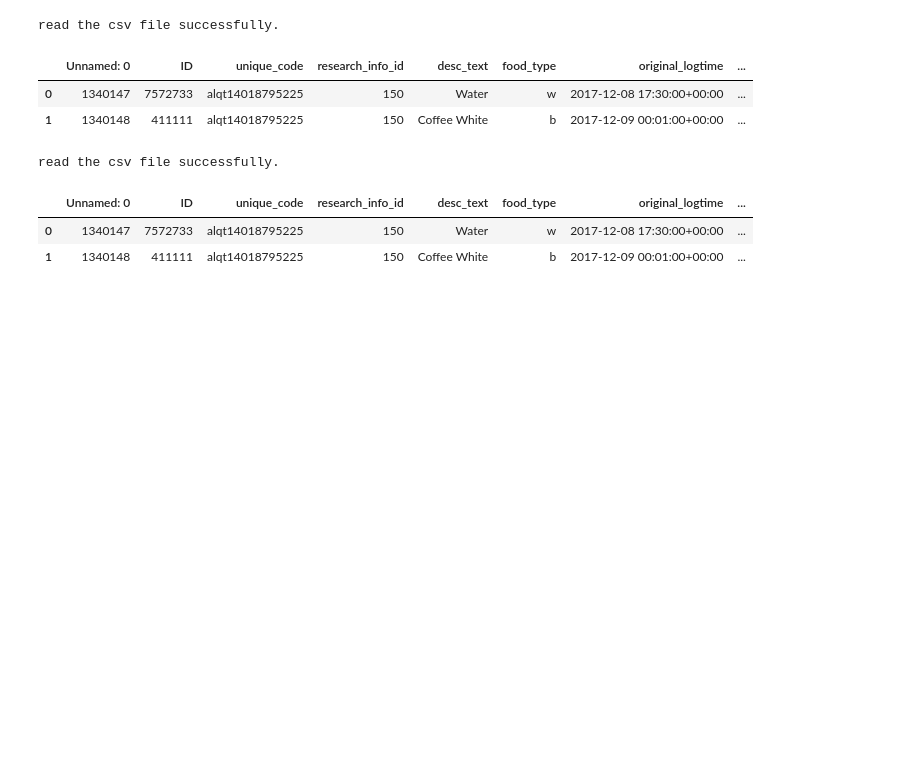
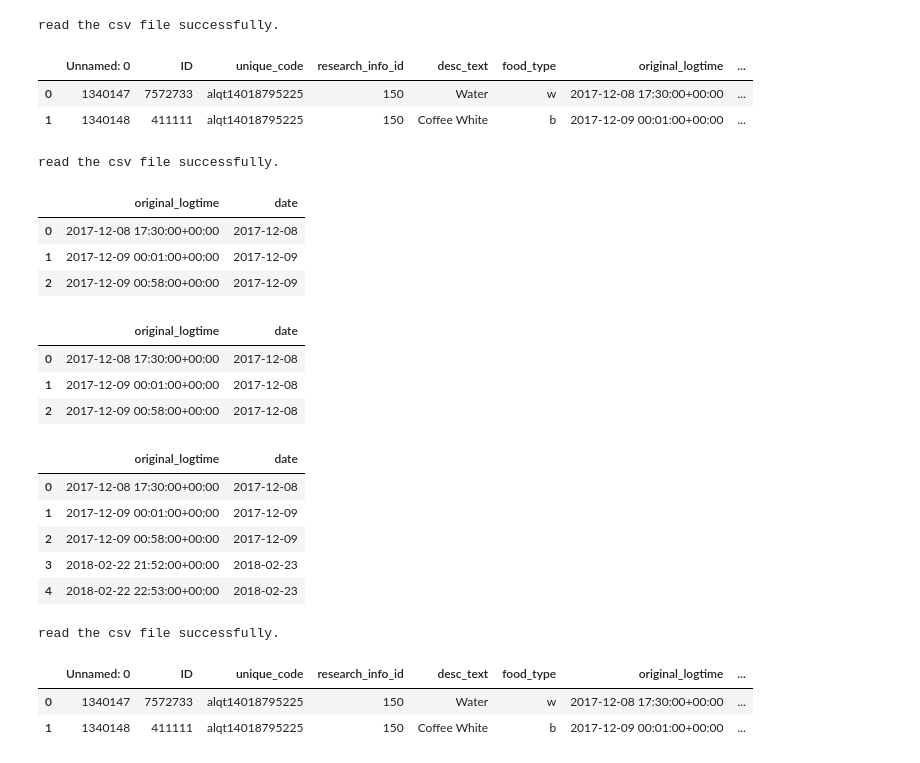
Before and after one commit to tktran11/treets, a Jupyter notebook: 00_core.ipynb, the cells around one changed output. Saved outputs shown, nothing was run; the diff lists cells and outputs as text; code cells hidden in the pictures; blank space fills up the shorter version.

Commit message:
update find date function

```diff
--- a/00_core.ipynb
+++ b/00_core.ipynb
@@ -67,6 +67,68 @@ read the csv file successfully.
 |  | Unnamed: 0 | ID | unique_code | research_info_id | desc_text | food_type | original_logtime | ... |
 | 0 | 1340147 | 7572733 | alqt14018795225 | 150 | Water | w | 2017-12-08 17:30:00+00:00 | ... |
 | 1 | 1340148 | 411111 | alqt14018795225 | 150 | Coffee White | b | 2017-12-09 00:01:00+00:00 | ... |
+# %%
+#export
+def find_date(in_path, col, h=0):
+    """
+    Description:\n
+        Extract date information from a column and shift the date by h hours. \(Day starts h hours early if h is negative and h hours late if h is positive\)\n
+
+    Input:\n
+        - in_path : input path, file in pickle, csv or pandas dataframe format\n
+        - col, pd.datetime object : column that contains the information of date and time that's 24 hours system.
+        - h, int : hours to shift the date. For example, when h = 4, everyday starts and ends 4 hours later
+
+    Return:\n
+        - a numpy array represents the date extracted from col.\n
+
+    Requirements:\n
+        Elements in col should be pd.datetime objects
+
+    """
+    df = universal_key(in_path)
+    def find_date(d, h):
+        if h > 0:
+            if d.hour < h:
+                return d.date() - pd.Timedelta('1 day')
+        if h < 0:
+            if d.hour+1 > (24+h):
+                return d.date() + pd.Timedelta('1 day')
+        return d.date()
+    return df[col].apply(find_date, args=([h]))
+# %%
+df = universal_key('data/test_food_details.csv')
+df['original_logtime'] = pd.to_datetime(df['original_logtime'])
+# %% [output]
+read the csv file successfully.
+# %%
+public_all['date'] = find_date(public_all, 'original_logtime')
+public_all[['original_logtime', 'date']].head(3)
+# %% [output]
+|  | original_logtime | date |
+| 0 | 2017-12-08 17:30:00+00:00 | 2017-12-08 |
+| 1 | 2017-12-09 00:01:00+00:00 | 2017-12-09 |
+| 2 | 2017-12-09 00:58:00+00:00 | 2017-12-09 |
+# %%
+public_all['date'] = find_date(public_all, 'original_logtime', 4)
+public_all[['original_logtime', 'date']].head(3)
+# last two rows shift one day earlier due to that a day starts at 4
+# %% [output]
+|  | original_logtime | date |
+| 0 | 2017-12-08 17:30:00+00:00 | 2017-12-08 |
+| 1 | 2017-12-09 00:01:00+00:00 | 2017-12-08 |
+| 2 | 2017-12-09 00:58:00+00:00 | 2017-12-08 |
+# %%
+public_all['date'] = find_date(public_all, 'original_logtime', -4)
+public_all[['original_logtime', 'date']].head(5)
+# last two rows shift one day later due to that a day ends at 20
+# %% [output]
+|  | original_logtime | date |
+| 0 | 2017-12-08 17:30:00+00:00 | 2017-12-08 |
+| 1 | 2017-12-09 00:01:00+00:00 | 2017-12-09 |
+| 2 | 2017-12-09 00:58:00+00:00 | 2017-12-09 |
+| 3 | 2018-02-22 21:52:00+00:00 | 2018-02-23 |
+| 4 | 2018-02-22 22:53:00+00:00 | 2018-02-23 |
 # %%
 #export
 def load_public_data(in_path):
```
Also changed, not shown: parts of 1 cell of this notebook, 6 other files.
